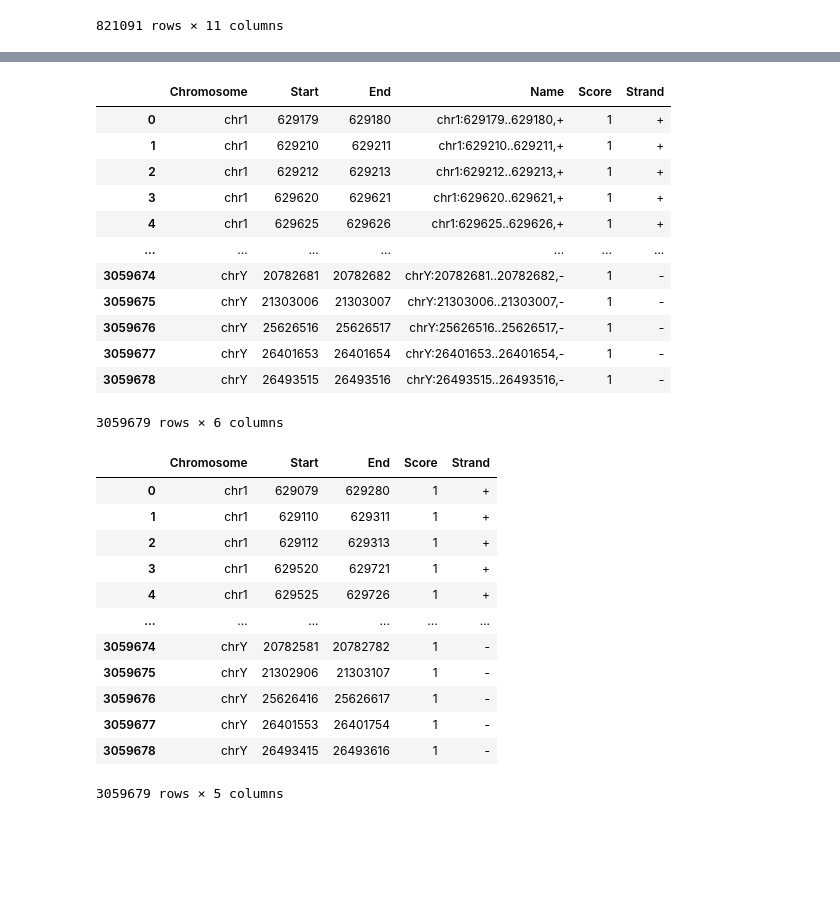
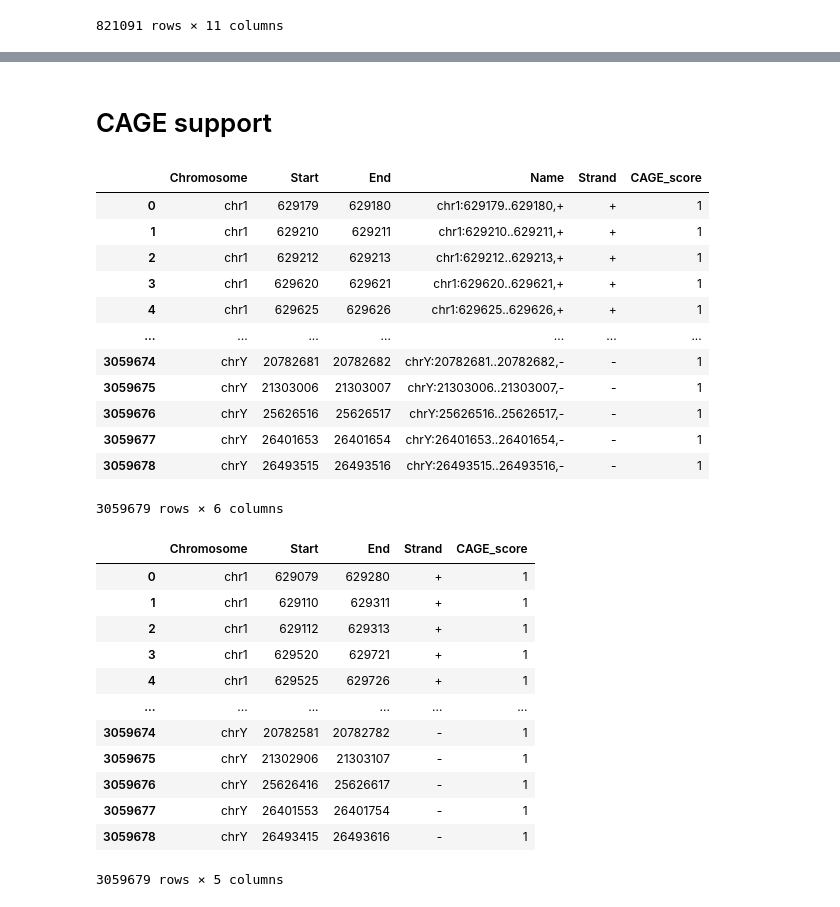
Before and after one commit to IceFreez3r/master-thesis, a Jupyter notebook: notebooks/CAGE_support.ipynb, the cells around one changed output, grey strips where cells are left out. Cells and saved outputs as stored; diff of their text form; code cells hidden in the pictures; blank space fills up the shorter version.

```diff
--- a/notebooks/CAGE_support.ipynb
+++ b/notebooks/CAGE_support.ipynb
@@ -45,6 +48,7 @@ display_tissue = 'brain'
 CAGE_data = {}
 for tissue in tissues:
     CAGE_data[tissue] = pr.read_bed(os.path.join(CAGE_path, f'{tissue}.bed'))
+    CAGE_data[tissue] = CAGE_data[tissue].assign('CAGE_score', lambda x: x['Score']).drop(drop='Score')
 
 tool_gtfs['pr'] = tool_gtfs['gtf'].apply(lambda x: pr.read_gtf(x))
 # %%
@@ -103,36 +126,38 @@ tool_gtfs.loc[(tool_gtfs['tool'] == display_tool) & (tool_gtfs['tissue'] == disp
+# %% [markdown]
+# CAGE support
 # %%
 CAGE_data[display_tissue]
 # %% [output]
-|  | Chromosome | Start | End | Name | Score | Strand |
-| 0 | chr1 | 629179 | 629180 | chr1:629179..629180,+ | 1 | + |
-| 1 | chr1 | 629210 | 629211 | chr1:629210..629211,+ | 1 | + |
-| 2 | chr1 | 629212 | 629213 | chr1:629212..629213,+ | 1 | + |
-| 3 | chr1 | 629620 | 629621 | chr1:629620..629621,+ | 1 | + |
-| 4 | chr1 | 629625 | 629626 | chr1:629625..629626,+ | 1 | + |
+|  | Chromosome | Start | End | Name | Strand | CAGE_score |
+| 0 | chr1 | 629179 | 629180 | chr1:629179..629180,+ | + | 1 |
+| 1 | chr1 | 629210 | 629211 | chr1:629210..629211,+ | + | 1 |
+| 2 | chr1 | 629212 | 629213 | chr1:629212..629213,+ | + | 1 |
+| 3 | chr1 | 629620 | 629621 | chr1:629620..629621,+ | + | 1 |
+| 4 | chr1 | 629625 | 629626 | chr1:629625..629626,+ | + | 1 |
 | ... | ... | ... | ... | ... | ... | ... |
-| 3059674 | chrY | 20782681 | 20782682 | chrY:20782681..20782682,- | 1 | - |
-| 3059675 | chrY | 21303006 | 21303007 | chrY:21303006..21303007,- | 1 | - |
-| 3059676 | chrY | 25626516 | 25626517 | chrY:25626516..25626517,- | 1 | - |
-| 3059677 | chrY | 26401653 | 26401654 | chrY:26401653..26401654,- | 1 | - |
-| 3059678 | chrY | 26493515 | 26493516 | chrY:26493515..26493516,- | 1 | - |
+| 3059674 | chrY | 20782681 | 20782682 | chrY:20782681..20782682,- | - | 1 |
+| 3059675 | chrY | 21303006 | 21303007 | chrY:21303006..21303007,- | - | 1 |
+| 3059676 | chrY | 25626516 | 25626517 | chrY:25626516..25626517,- | - | 1 |
+| 3059677 | chrY | 26401653 | 26401654 | chrY:26401653..26401654,- | - | 1 |
+| 3059678 | chrY | 26493515 | 26493516 | chrY:26493515..26493516,- | - | 1 |
 3059679 rows × 6 columns
 # %%
 # Extend positions by 20bp in each direction
-CAGE_windows = {tissue: CAGE_data[tissue][['Score']].extend(window_padding) for tissue in tissues}
+CAGE_windows = {tissue: CAGE_data[tissue][['CAGE_score']].extend(window_padding) for tissue in tissues}
 CAGE_windows[display_tissue]
 # %% [output]
-|  | Chromosome | Start | End | Score | Strand |
-| 0 | chr1 | 629079 | 629280 | 1 | + |
-| 1 | chr1 | 629110 | 629311 | 1 | + |
-| 2 | chr1 | 629112 | 629313 | 1 | + |
-| 3 | chr1 | 629520 | 629721 | 1 | + |
-| 4 | chr1 | 629525 | 629726 | 1 | + |
+|  | Chromosome | Start | End | Strand | CAGE_score |
+| 0 | chr1 | 629079 | 629280 | + | 1 |
+| 1 | chr1 | 629110 | 629311 | + | 1 |
+| 2 | chr1 | 629112 | 629313 | + | 1 |
+| 3 | chr1 | 629520 | 629721 | + | 1 |
+| 4 | chr1 | 629525 | 629726 | + | 1 |
 | ... | ... | ... | ... | ... | ... |
-| 3059674 | chrY | 20782581 | 20782782 | 1 | - |
-| 3059675 | chrY | 21302906 | 21303107 | 1 | - |
-| 3059676 | chrY | 25626416 | 25626617 | 1 | - |
-| 3059677 | chrY | 26401553 | 26401754 | 1 | - |
-| 3059678 | chrY | 26493415 | 26493616 | 1 | - |
+| 3059674 | chrY | 20782581 | 20782782 | - | 1 |
+| 3059675 | chrY | 21302906 | 21303107 | - | 1 |
+| 3059676 | chrY | 25626416 | 25626617 | - | 1 |
+| 3059677 | chrY | 26401553 | 26401754 | - | 1 |
+| 3059678 | chrY | 26493415 | 26493616 | - | 1 |
 3059679 rows × 5 columns
 # %%
 def add_CAGE_Support(tss_sites, CAGE_windows):
```
Also changed, not shown: parts of 19 cells of this notebook, 7 other files.
